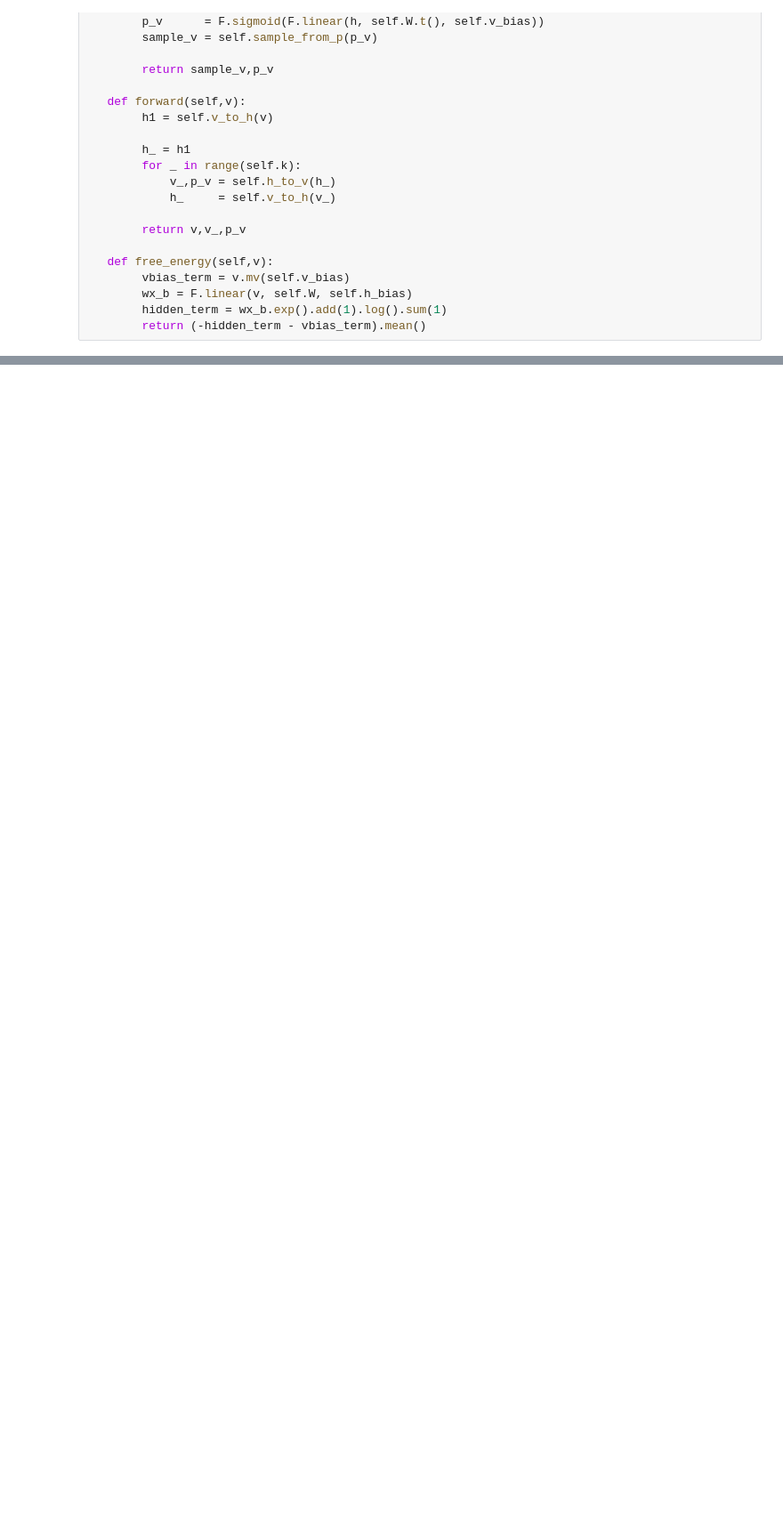
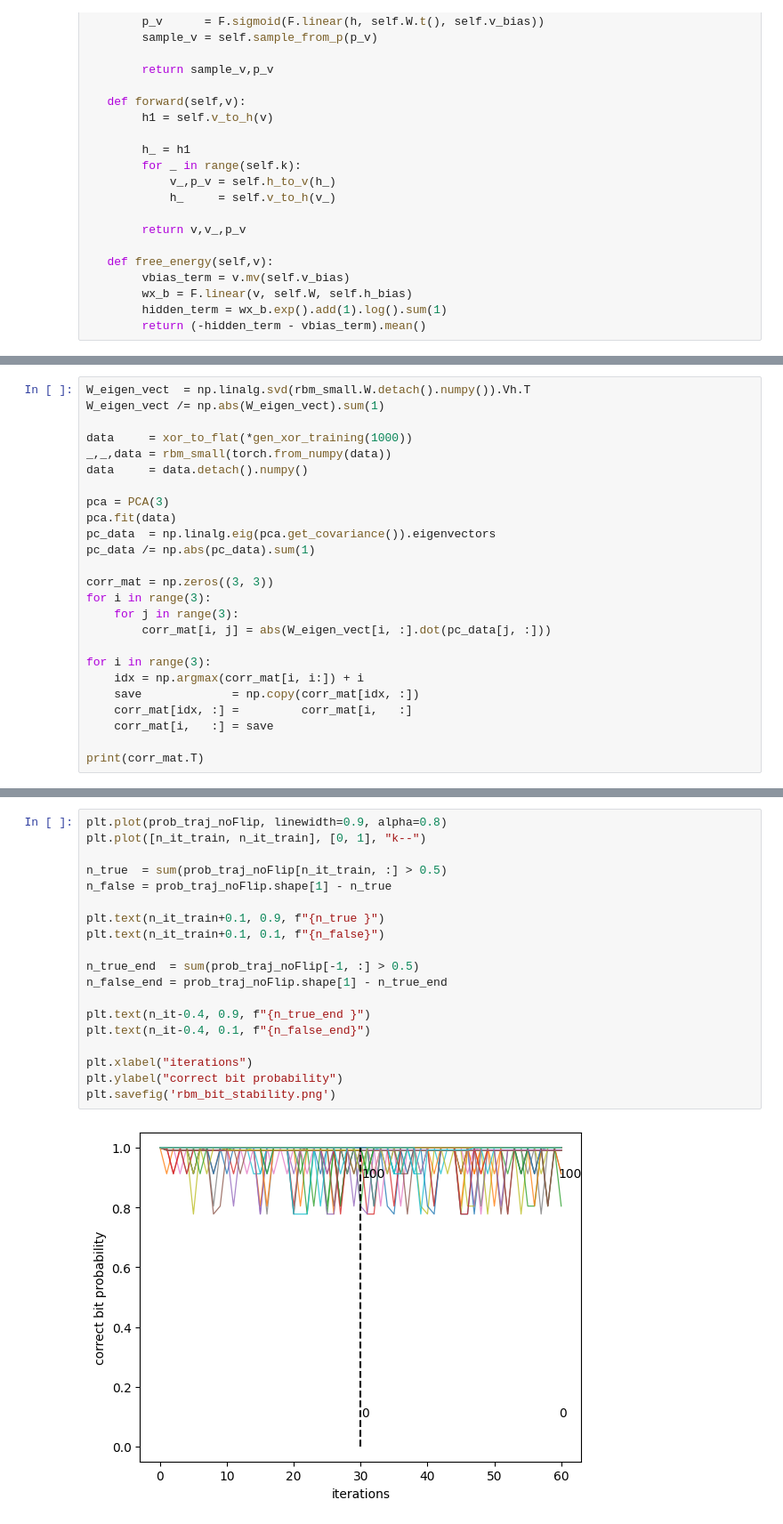
Before and after one commit to jolatechno/cours-ENS, a Jupyter notebook: cours/M2/S4/machine_learning/projet/leo_test/RBM_test3_xor.ipynb, the cells around one changed output, grey strips where cells are left out. Shown at 89% size. Drawn from its saved outputs; the diff is of its cells as text; blank space fills up the shorter version.

```diff
--- a/cours/M2/S4/machine_learning/projet/leo_test/RBM_test3_xor.ipynb
+++ b/cours/M2/S4/machine_learning/projet/leo_test/RBM_test3_xor.ipynb
@@ -391,0 +302,25 @@ print(np.round(v1.detach().numpy().reshape(batch_size, 3)[:20, :]))
+# %%
+W_eigen_vect  = np.linalg.svd(rbm_small.W.detach().numpy()).Vh.T
+W_eigen_vect /= np.abs(W_eigen_vect).sum(1)
+
+data     = xor_to_flat(*gen_xor_training(1000))
+_,_,data = rbm_small(torch.from_numpy(data))
+data     = data.detach().numpy()
+
+pca = PCA(3)
+pca.fit(data)
+pc_data  = np.linalg.eig(pca.get_covariance()).eigenvectors
+pc_data /= np.abs(pc_data).sum(1)
+
+corr_mat = np.zeros((3, 3))
+for i in range(3):
+    for j in range(3):
+        corr_mat[i, j] = abs(W_eigen_vect[i, :].dot(pc_data[j, :]))
+
+for i in range(3):
+    idx = np.argmax(corr_mat[i, i:]) + i
+    save             = np.copy(corr_mat[idx, :])
+    corr_mat[idx, :] =         corr_mat[i,   :]
+    corr_mat[i,   :] = save
+
+print(corr_mat.T)
@@ -391,0 +368,21 @@ print(np.round(v1.detach().numpy().reshape(batch_size, 3)[:20, :]))
+# %%
+plt.plot(prob_traj_noFlip, linewidth=0.9, alpha=0.8)
+plt.plot([n_it_train, n_it_train], [0, 1], "k--")
+
+n_true  = sum(prob_traj_noFlip[n_it_train, :] > 0.5)
+n_false = prob_traj_noFlip.shape[1] - n_true
+
+plt.text(n_it_train+0.1, 0.9, f"{n_true }")
+plt.text(n_it_train+0.1, 0.1, f"{n_false}")
+
+n_true_end  = sum(prob_traj_noFlip[-1, :] > 0.5)
+n_false_end = prob_traj_noFlip.shape[1] - n_true_end
+
+plt.text(n_it-0.4, 0.9, f"{n_true_end }")
+plt.text(n_it-0.4, 0.1, f"{n_false_end}")
+
+plt.xlabel("iterations")
+plt.ylabel("correct bit probability")
+plt.savefig('rbm_bit_stability.png')
+# %% [output]
+[figure, added]
```
Also changed, not shown: parts of 15 cells of this notebook.
